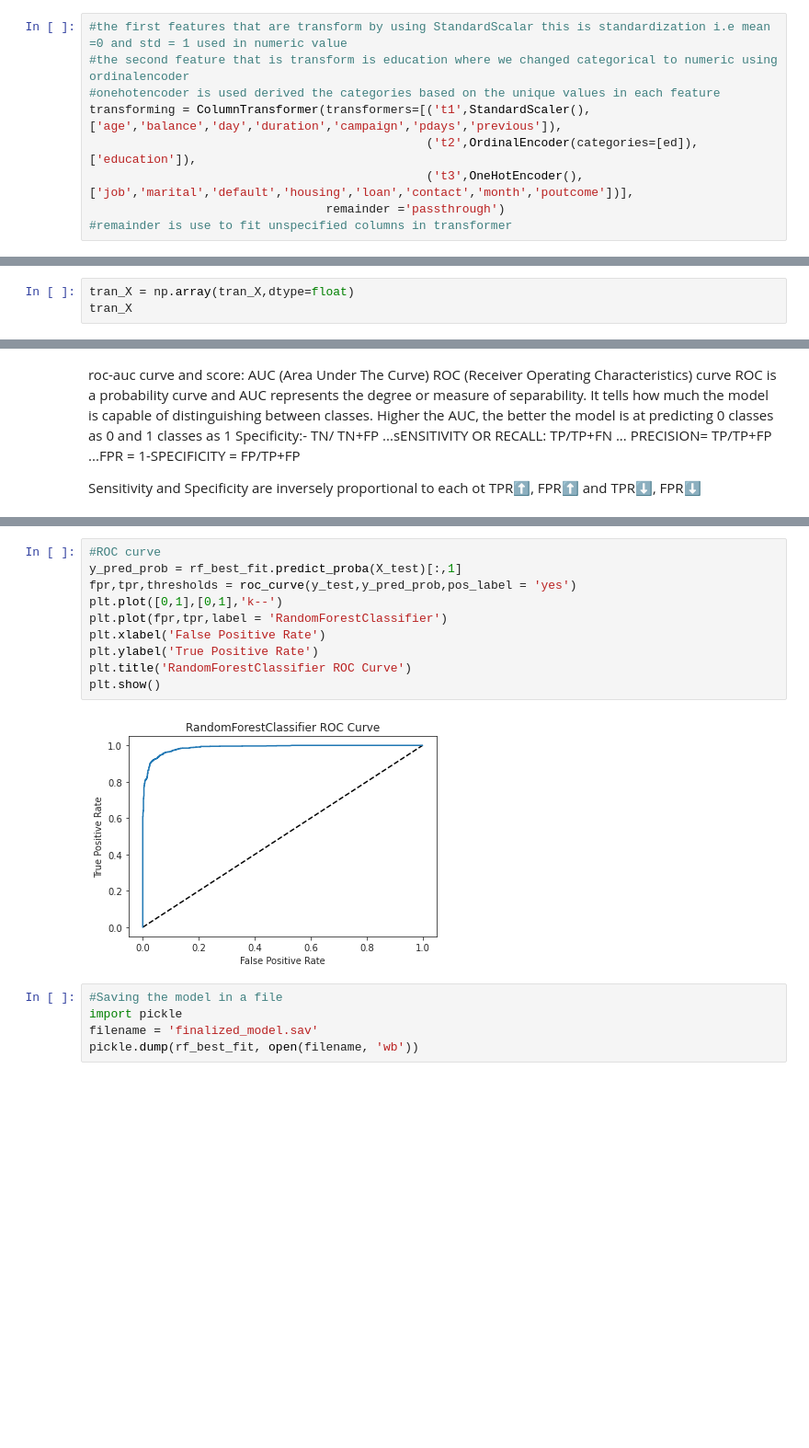
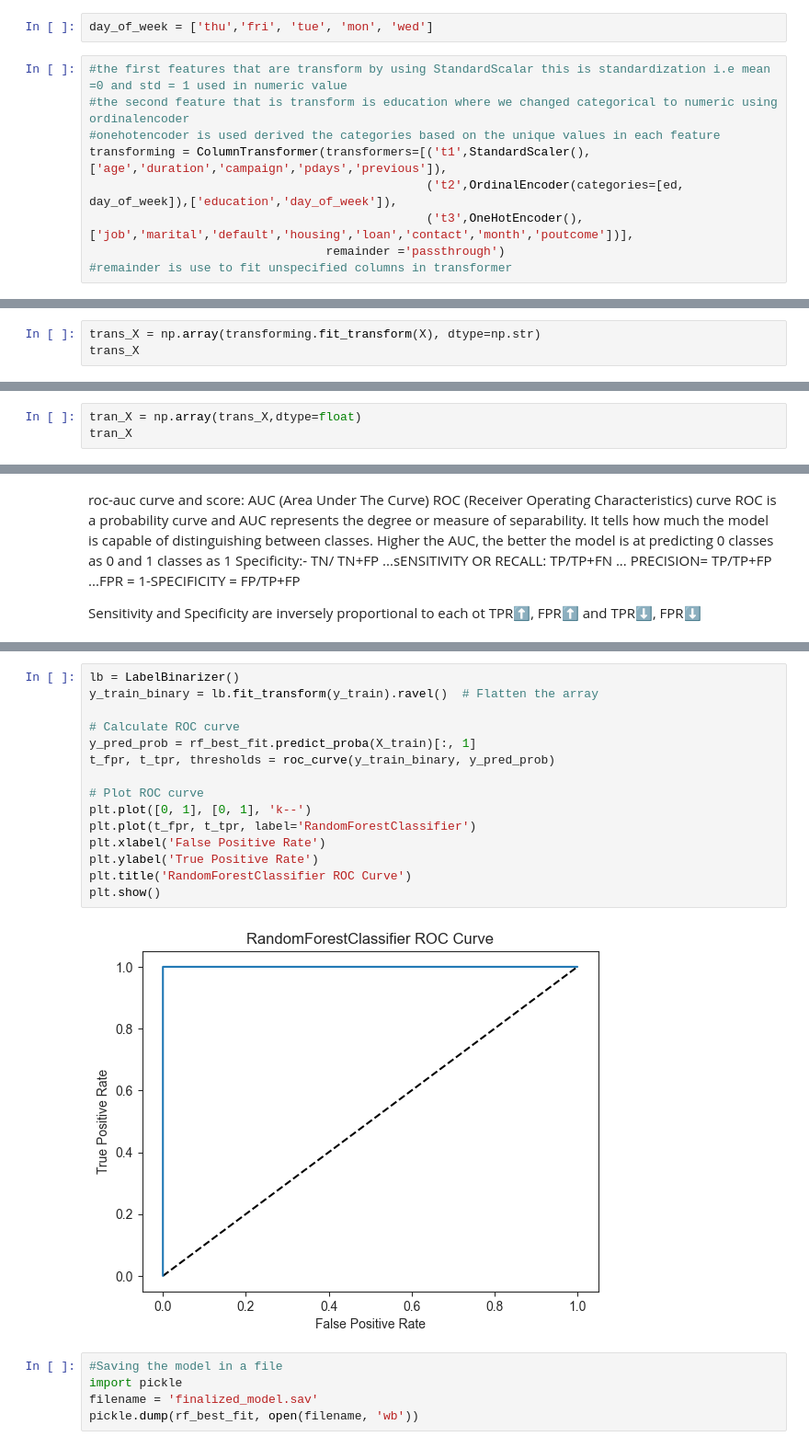
Before and after one commit to yuki0702p/customer_churn, a Jupyter notebook: customer_churn.ipynb, the cells around one changed output, grey strips where cells are left out. Shown at 92% size. Cells and saved outputs as stored; diff of their text form; blank space fills up the shorter version.

```diff
--- a/customer_churn.ipynb
+++ b/customer_churn.ipynb
@@ -279,9 +297,11 @@ ed = ['tertiary','secondary','primary','unknown']
+# %%
+day_of_week = ['thu','fri', 'tue', 'mon', 'wed']
 # %%
 #the first features that are transform by using StandardScalar this is standardization i.e mean =0 and std = 1 used in numeric value
 #the second feature that is transform is education where we changed categorical to numeric using ordinalencoder
 #onehotencoder is used derived the categories based on the unique values in each feature
-transforming = ColumnTransformer(transformers=[('t1',StandardScaler(),['age','balance','day','duration','campaign','pdays','previous']),
-                                               ('t2',OrdinalEncoder(categories=[ed]),['education']),
+transforming = ColumnTransformer(transformers=[('t1',StandardScaler(),['age','duration','campaign','pdays','previous']),
+                                               ('t2',OrdinalEncoder(categories=[ed, day_of_week]),['education','day_of_week']),
                                                ('t3',OneHotEncoder(),['job','marital','default','housing','loan','contact','month','poutcome'])],
                                  remainder ='passthrough')
 #remainder is use to fit unspecified columns in transformer
@@ -315,0 +353,3 @@ array([['-1.0562696524273598', '0.12107185807539463',
+# %%
+trans_X = np.array(transforming.fit_transform(X), dtype=np.str)
+trans_X
@@ -316,4 +377,4 @@ array([['-1.0562696524273598', '0.12107185807539463',
 # %%
-tran_X = np.array(tran_X,dtype=float)
+tran_X = np.array(trans_X,dtype=float)
 tran_X
 # %% [output]
@@ -592,15 +661,20 @@ array([[1126,   70],
 # %%
-#ROC curve
-y_pred_prob = rf_best_fit.predict_proba(X_test)[:,1]
-fpr,tpr,thresholds = roc_curve(y_test,y_pred_prob,pos_label = 'yes')
-plt.plot([0,1],[0,1],'k--')
-plt.plot(fpr,tpr,label = 'RandomForestClassifier')
+lb = LabelBinarizer()
+y_train_binary = lb.fit_transform(y_train).ravel()  # Flatten the array
+
+# Calculate ROC curve
+y_pred_prob = rf_best_fit.predict_proba(X_train)[:, 1]
+t_fpr, t_tpr, thresholds = roc_curve(y_train_binary, y_pred_prob)
+
+# Plot ROC curve
+plt.plot([0, 1], [0, 1], 'k--')
+plt.plot(t_fpr, t_tpr, label='RandomForestClassifier')
 plt.xlabel('False Positive Rate')
 plt.ylabel('True Positive Rate')
 plt.title('RandomForestClassifier ROC Curve')
 plt.show()
 # %% [output]
-[figure, old version]
+[figure, new version]
 # %%
 #Saving the model in a file
 import pickle
```
Also changed, not shown: parts of 57 cells of this notebook, 2 other files.
